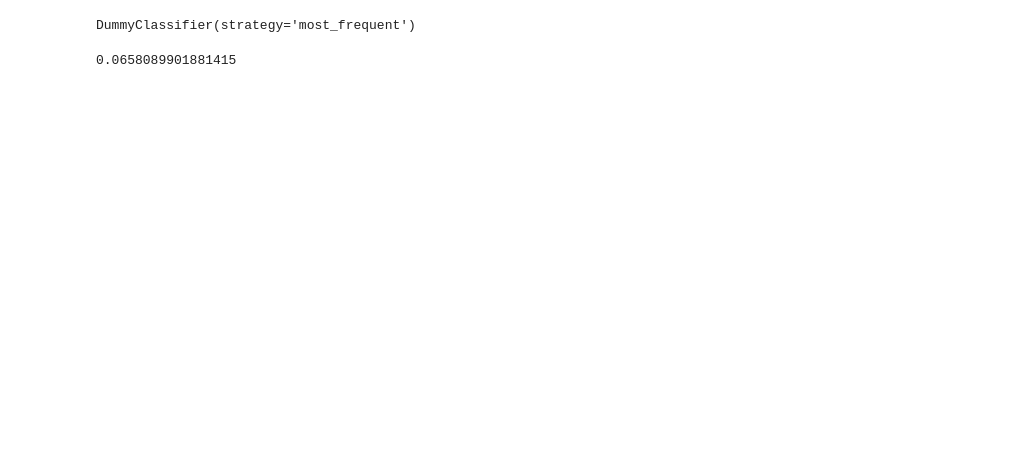
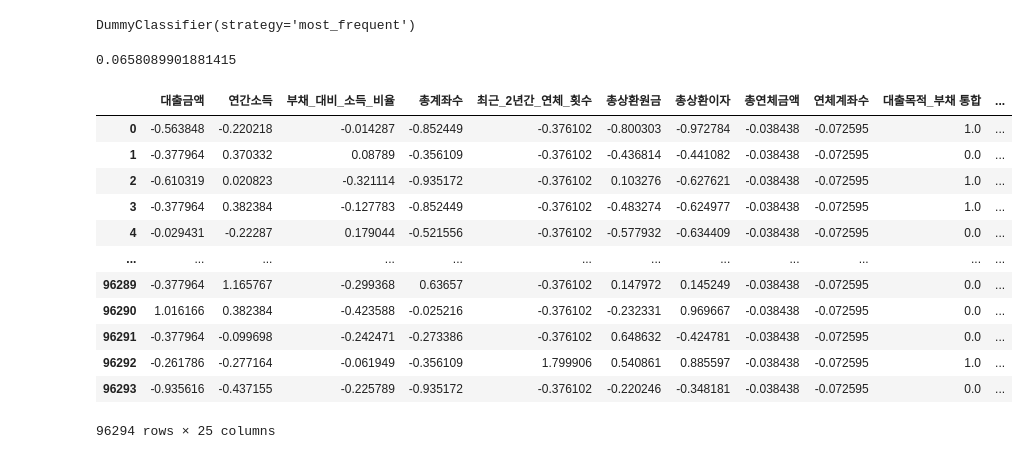
Before and after one commit to Apple03244/DACON, a Jupyter notebook: 고객_대출등급_분류_모델링.ipynb, the cells around one changed output. Drawn from its saved outputs; the diff is of its cells as text; code cells hidden in the pictures; blank space fills up the shorter version.

```diff
--- a/고객_대출등급_분류_모델링.ipynb
+++ b/고객_대출등급_분류_모델링.ipynb
@@ -227,3 +226,19 @@ dum_predict=test_model.predict(use_train["대출등급"])
 skmet.f1_score(y_pred=dum_predict,y_true=use_train["대출등급"],average="macro")
 # %% [output]
 0.0658089901881415
+# %%
+use_train
+# %% [output]
+|  | 대출금액 | 연간소득 | 부채_대비_소득_비율 | 총계좌수 | 최근_2년간_연체_횟수 | 총상환원금 | 총상환이자 | 총연체금액 | 연체계좌수 | 대출목적_부채 통합 | ... |
+| 0 | -0.563848 | -0.220218 | -0.014287 | -0.852449 | -0.376102 | -0.800303 | -0.972784 | -0.038438 | -0.072595 | 1.0 | ... |
+| 1 | -0.377964 | 0.370332 | 0.08789 | -0.356109 | -0.376102 | -0.436814 | -0.441082 | -0.038438 | -0.072595 | 0.0 | ... |
+| 2 | -0.610319 | 0.020823 | -0.321114 | -0.935172 | -0.376102 | 0.103276 | -0.627621 | -0.038438 | -0.072595 | 1.0 | ... |
+| 3 | -0.377964 | 0.382384 | -0.127783 | -0.852449 | -0.376102 | -0.483274 | -0.624977 | -0.038438 | -0.072595 | 1.0 | ... |
+| 4 | -0.029431 | -0.22287 | 0.179044 | -0.521556 | -0.376102 | -0.577932 | -0.634409 | -0.038438 | -0.072595 | 0.0 | ... |
+| ... | ... | ... | ... | ... | ... | ... | ... | ... | ... | ... | ... |
+| 96289 | -0.377964 | 1.165767 | -0.299368 | 0.63657 | -0.376102 | 0.147972 | 0.145249 | -0.038438 | -0.072595 | 0.0 | ... |
+| 96290 | 1.016166 | 0.382384 | -0.423588 | -0.025216 | -0.376102 | -0.232331 | 0.969667 | -0.038438 | -0.072595 | 0.0 | ... |
+| 96291 | -0.377964 | -0.099698 | -0.242471 | -0.273386 | -0.376102 | 0.648632 | -0.424781 | -0.038438 | -0.072595 | 0.0 | ... |
+| 96292 | -0.261786 | -0.277164 | -0.061949 | -0.356109 | 1.799906 | 0.540861 | 0.885597 | -0.038438 | -0.072595 | 1.0 | ... |
+| 96293 | -0.935616 | -0.437155 | -0.225789 | -0.935172 | -0.376102 | -0.220246 | -0.348181 | -0.038438 | -0.072595 | 0.0 | ... |
+96294 rows × 25 columns
```
Also changed, not shown: parts of 7 cells of this notebook.
